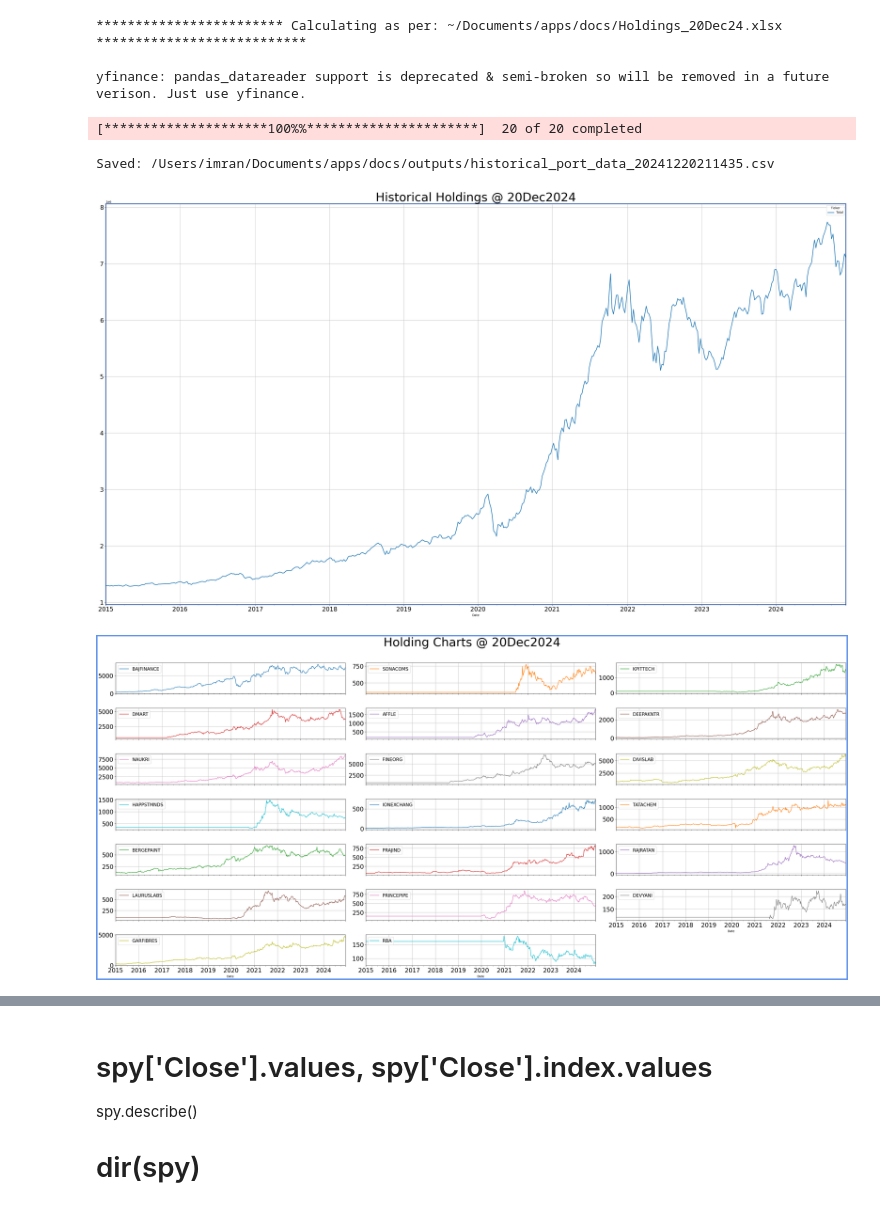
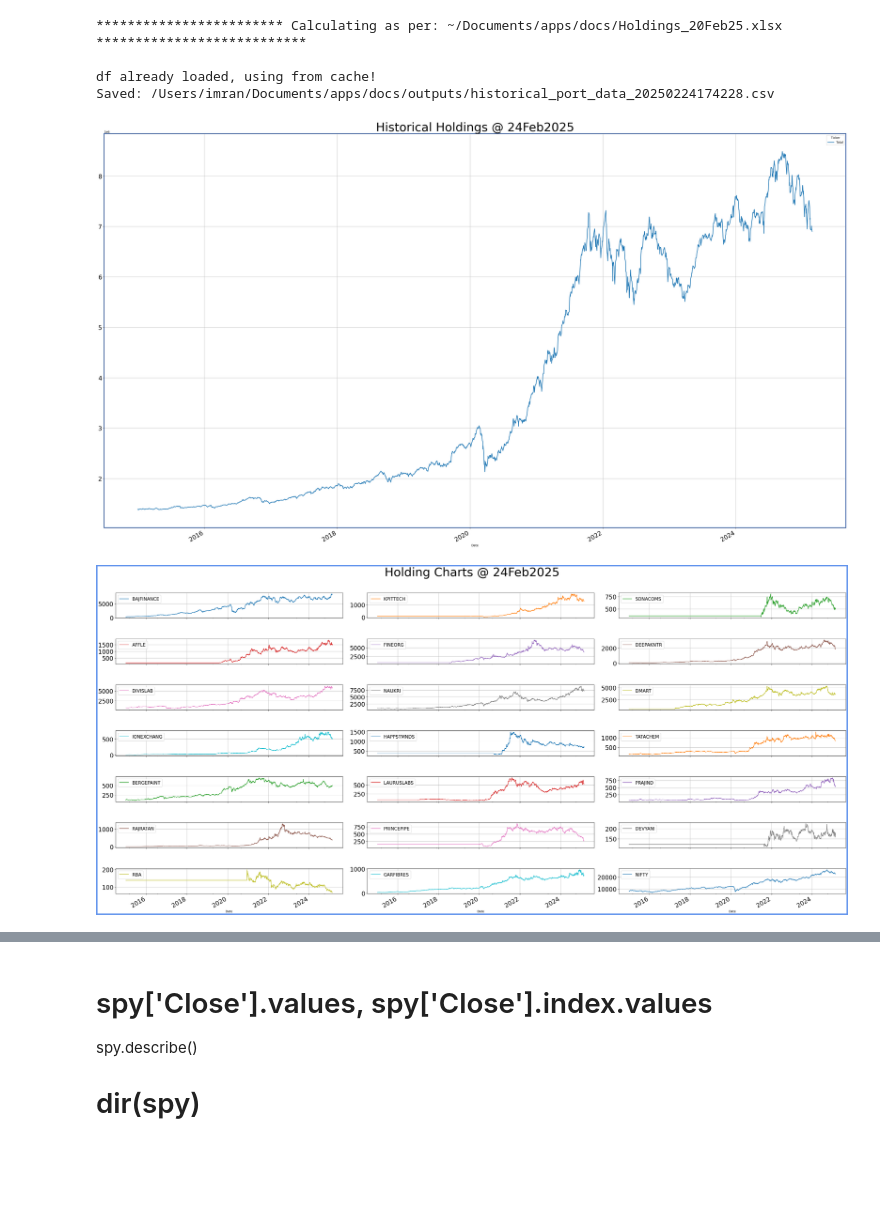
Before and after one commit to imran-iiit/test, a Jupyter notebook: PyHelloWorld/utils/portfolio_historical_data.ipynb, the cells around one changed output, grey strips where cells are left out. Saved outputs shown, nothing was run; the diff lists cells and outputs as text; code cells hidden in the pictures; blank space fills up the shorter version.

Commit message:
fix yfinance

```diff
--- a/PyHelloWorld/utils/portfolio_historical_data.ipynb
+++ b/PyHelloWorld/utils/portfolio_historical_data.ipynb
@@ -17,13 +18,21 @@ from consts import OUT_DIR, HOLDING_FILE
 import datetime
 # %%
 ### Query Period and timeframe
-START = dt.datetime(2015, 1, 1) #dt.datetime(2020, 1, 1)
-END = dt.datetime.today()
-INTERVAL = '1wk' #'1d'
+tz = pytz.timezone("Asia/Calcutta")
+
+START = tz.localize(datetime.datetime(2015, 1, 1))
+END = tz.localize(datetime.datetime.today())
+# START = dt.datetime(2015, 1, 1) #dt.datetime(2020, 1, 1)
+# END = dt.datetime.today()
+INTERVAL = '1d' #'1wk'
 QTYS = get_holding_quantities()
 PNG_FOLDER_NAME ='fundamental_data/'
 
+NSE_BSE['NIFTY'] = '^NSEI'
+QTYS['NIFTY'] = 1
 BSE_NSE = {NSE_BSE[n]:n for n in QTYS.keys()}
+# BSE_NSE['^NIFTY'] = 'NIFTY'
+
 init_df = pd.DataFrame()
 # %%
 def get_first_non_nan(df):
@@ -41,10 +50,11 @@ def get_first_non_nan(df):
 print(f'************************ Calculating as per: {HOLDING_FILE} ***************************\n')
 
 stocks = [NSE_BSE[s] for s in QTYS.keys()] # list(NSE_BSE.values())
-yfin.pdr_override()
+# yfin.pdr_override()
 
 if init_df.empty:
-    init_df = pdr.get_data_yahoo(stocks, start=START, end=END, interval=INTERVAL)
+    # init_df = pdr.get_data_yahoo(stocks, start=START, end=END, interval=INTERVAL)
+    init_df = yfin.download(stocks, start=START, end=END, interval=INTERVAL)
 else:
     print('df already loaded, using from cache!')
 
@@ -53,7 +63,7 @@ df = init_df.copy()
 if INTERVAL == '1wk':
     df = df.asfreq('W-FRI', method='pad')
 
-df = df['Adj Close']
+df = df['Close']
 df = df.rename(columns=BSE_NSE)
 
 
@@ -63,7 +73,8 @@ df = df.rename(columns=BSE_NSE)
 # print(df.loc[~df.isnull().sum(1).astype(bool)].iloc[0]) ### Buggy... HAPPSTMNDS wrong
 
 # Fill first listed value previously for new stocks
-df1 = df.fillna(get_first_non_nan(df))
+# df1 = df.fillna(get_first_non_nan(df))
+df1 = df.bfill() ### TODO - screwed if latest value null!
 
 for k in QTYS.keys():
     df1[f'{k}_QTY'] = QTYS[k]
@@ -74,6 +85,8 @@ def myfunc(k):
 #     print(f"{type(k)}, {k.loc['AFFLE']} ")
     val = 0
     for name in QTYS.keys():
+        if 'NIFTY' in name:
+            continue
         val += k[name] * k[f'{name}_QTY']
     return val
 
@@ -83,39 +96,38 @@ df['Total'] = df1.apply(myfunc, axis=1)
 save_csv(df, 'historical_port_data')
 
 ### Plot Total and all shares
 # fig_total = df[['Total']].plot(grid=True, figsize=(35,20), title='Historical Holdings', fontsize=25)
 fig_total = df[['Total']].plot(grid=True, figsize=(35,20), fontsize=20, linewidth=2)
 fig_total.set_title(f'Historical Holdings @ {datetime.datetime.today().strftime('%d%b%Y')}', pad=5, fontdict={'fontsize':40})
 fig_total.get_figure().tight_layout()
 
 # fig_total.suptitle('Holdings Historically', fontsize=30)
 fig_total.patch.set_linewidth(3)
 fig_total.patch.set_edgecolor('cornflowerblue')
 fig_total.figure.savefig(f'{OUT_DIR}{PNG_FOLDER_NAME}historical_portfolio_value.png')
 
 fig_plots = df1[QTYS.keys()].plot(subplots=True, layout=(9,3), figsize=(35,20), grid=True)
 ax = fig_plots[0][0]
 for i in range(8):
     for j in range(3):
         fig_plots[i][j].legend(fontsize = 15, loc='upper left') #loc=1
         fig_plots[i][j].tick_params(axis='x', which='both', labelsize=20)
         fig_plots[i][j].tick_params(axis='y', which='both', labelsize=20)
 
 fig_plots = ax.get_figure()
 fig_plots.tight_layout()
 fig_plots.subplots_adjust(top=0.92)
 fig_plots.suptitle(f'Holding Charts @ {datetime.datetime.today().strftime('%d%b%Y')}', fontsize=40)
 fig_plots.patch.set_linewidth(10)
 fig_plots.patch.set_edgecolor('cornflowerblue')
 fig_plots.savefig(f'{OUT_DIR}{PNG_FOLDER_NAME}holding_charts.png')
 # %% [output]
-************************ Calculating as per: ~/Documents/apps/docs/Holdings_20Dec24.xlsx ***************************
+************************ Calculating as per: ~/Documents/apps/docs/Holdings_20Feb25.xlsx ***************************
 
-yfinance: pandas_datareader support is deprecated & semi-broken so will be removed in a future verison. Just use yfinance.
+df already loaded, using from cache!
+Saved: /Users/imran/Documents/apps/docs/outputs/historical_port_data_20250224174228.csv
-[*********************100%%**********************]  20 of 20 completed
-Saved: /Users/imran/Documents/apps/docs/outputs/historical_port_data_20241220211435.csv
-[figure, old version]
+[figure, new version]
-[figure, old version]
+[figure, new version]
 # %%
 dir(fig_total)
 fig_total.get_figure().tight_layout()
```
Also changed, not shown: parts of 5 cells of this notebook, 1 other file.
